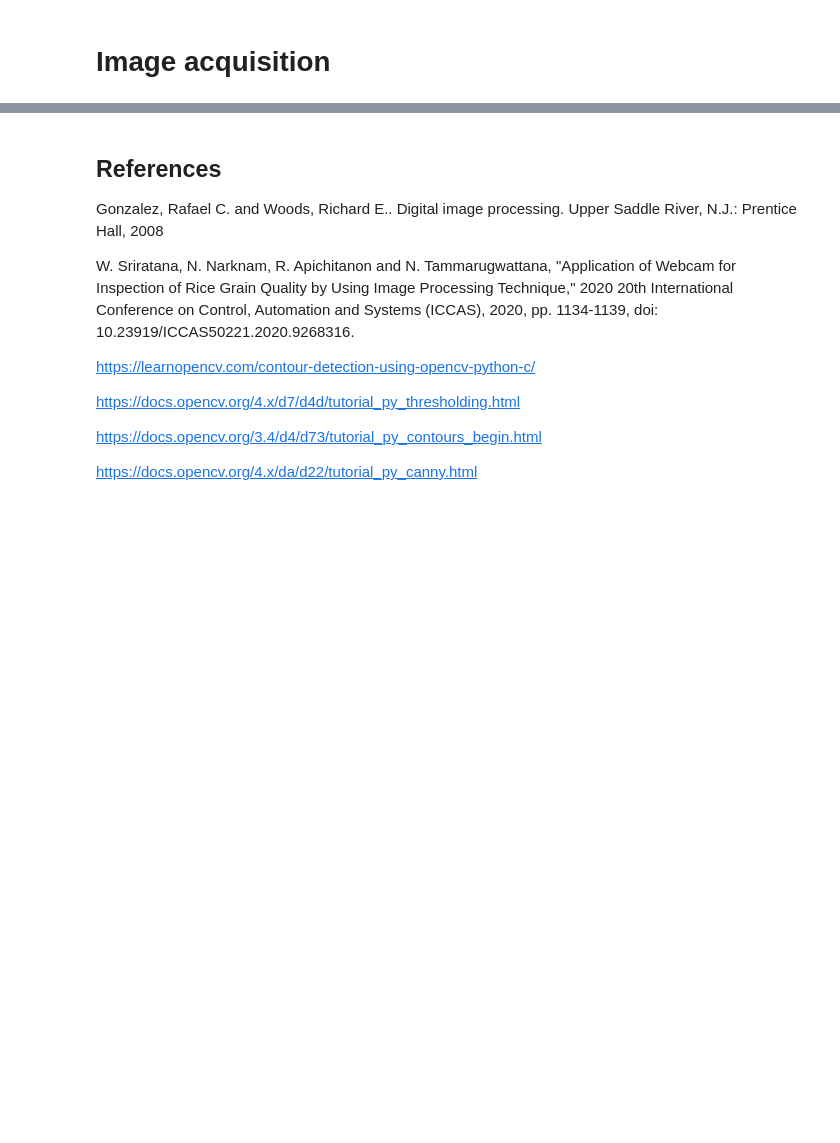
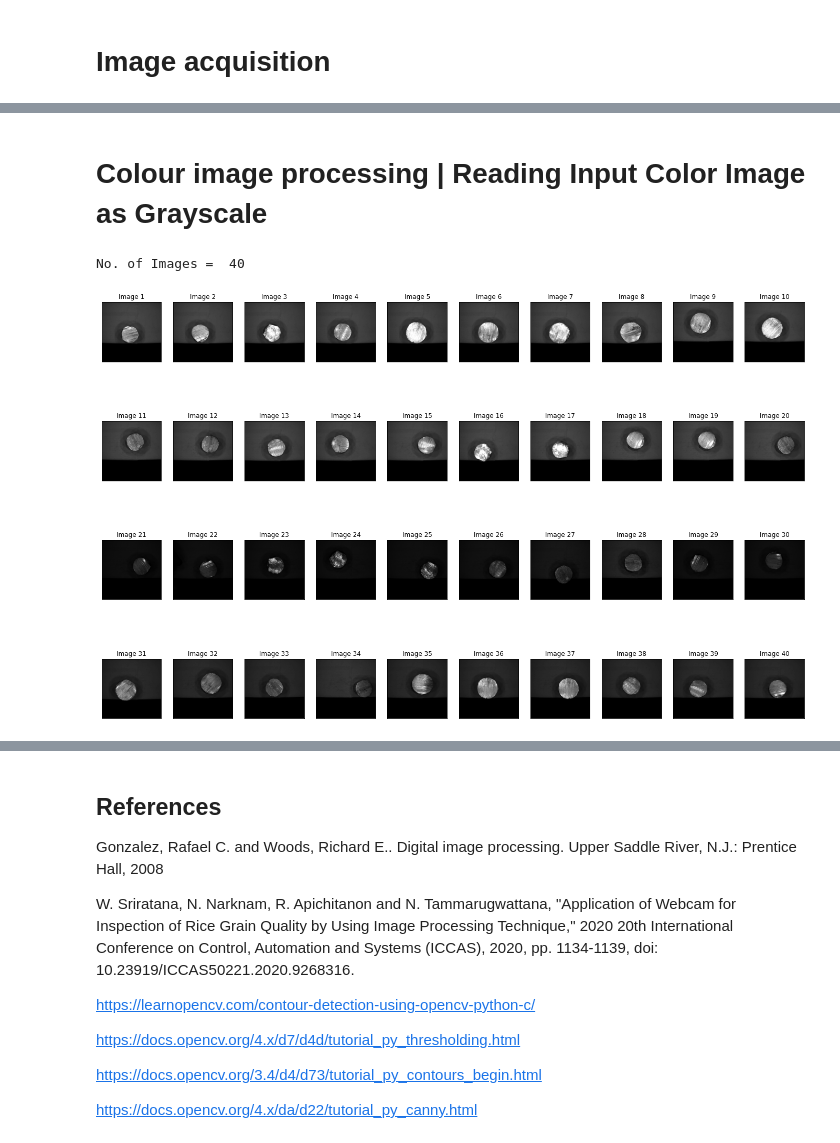
Before and after one commit to rad-mit/CS5102-Digital-Image-Processing-Project, a Jupyter notebook: DIP_Project_3.ipynb, the cells around one changed output, grey strips where cells are left out. Cells and saved outputs as stored; diff of their text form; code cells hidden in the pictures; blank space fills up the shorter version.

Commit message:
Amended Image filtering and enhancement

```diff
--- a/DIP_Project_3.ipynb
+++ b/DIP_Project_3.ipynb
@@ -34,3 +34,48 @@ Similar
 -  Reflective Property
 -  Illumination
 -  Height
+# %% [markdown]
+# Colour image processing | Reading Input Color Image as Grayscale
+# %%
+from matplotlib import pyplot as plt
+import cv2
+import glob
+import os
+from PIL import Image, ImageOps
+import numpy as np
+
+images = [Image.open(file) for file in glob.glob(os.getcwd()+"/Project/dataset/*.BMP")]
+print("No. of Images = ", len(images))
+
+gray_images=[]
+rgb_images=[]
+new_width=900
+new_height=900
+
+plt.rcParams["figure.figsize"]=24,16
+for i in range(len(images)):
+    im=images[i]
+    width, height = im.size  # Get dimensions
+
+    left = (width - new_width)/2
+    top = (height - new_height)/2
+    right = (width + new_width)/2
+    bottom = (height + new_height)/2
+
+    # Crop the center of the image
+    im = im.crop((left, top, right, bottom))
+    im2=np.array(im)
+    rgb_images.append(im2)
+    im=ImageOps.grayscale(im)
+    im=np.array(im)
+    gray_images.append(im)
+
+
+for i in range(len(gray_images)):
+    plt.subplot(4,10,i+1),plt.imshow(gray_images[i],'gray')
+    plt.title("Image "+str(i+1))
+    plt.xticks([]),plt.yticks([])
+plt.show()
+# %% [output]
+No. of Images =  40
+[figure, added]
```
Also changed, not shown: parts of 9 cells of this notebook.
